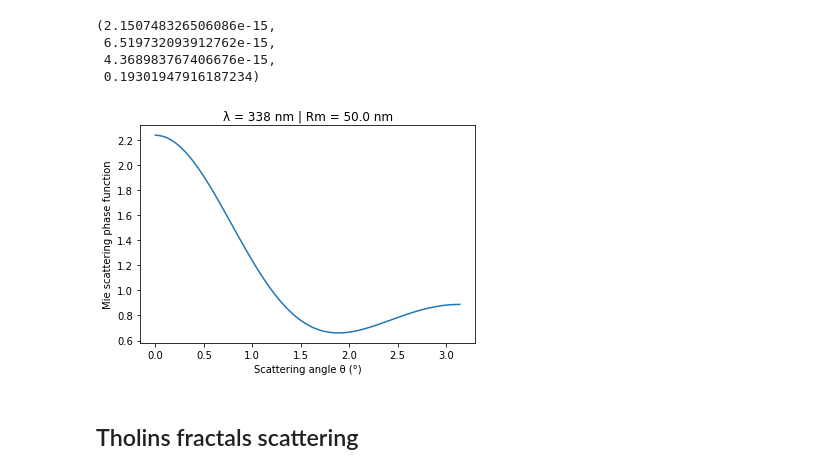
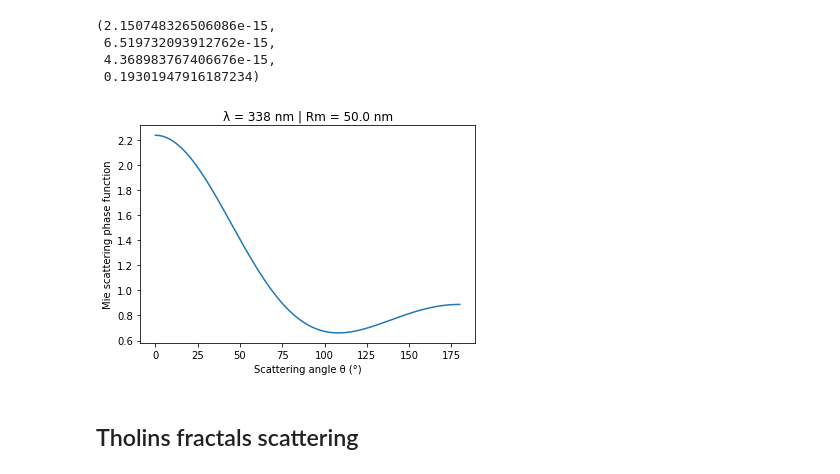
Before and after one commit to seignovert/python-titan-aerosols, a Jupyter notebook: examples/Tholins_examples.ipynb, the cells around one changed output. Saved outputs shown, nothing was run; the diff lists cells and outputs as text; code cells hidden in the pictures.

Commit message:
Fix x-axis degrees angles in examples

```diff
--- a/examples/Tholins_examples.ipynb
+++ b/examples/Tholins_examples.ipynb
@@ -25,13 +27,13 @@ qsct, qext, qabs, gg
  4.368983767406676e-15,
  0.19301947916187234)
 # %%
-plt.plot(theta, P)
+plt.plot(np.degrees(theta), P)
 
 plt.xlabel('Scattering angle θ (°)')
 plt.ylabel('Mie scattering phase function')
 plt.title(f'λ = {wvln * 1e9:.0f} nm | Rm = {rm * 1e9:.1f} nm');
 # %% [output]
-[figure, old version]
+[figure, new version]
 # %% [markdown]
 ## Tholins fractals scattering
 # %%
```
Also changed, not shown: parts of 7 cells of this notebook.
